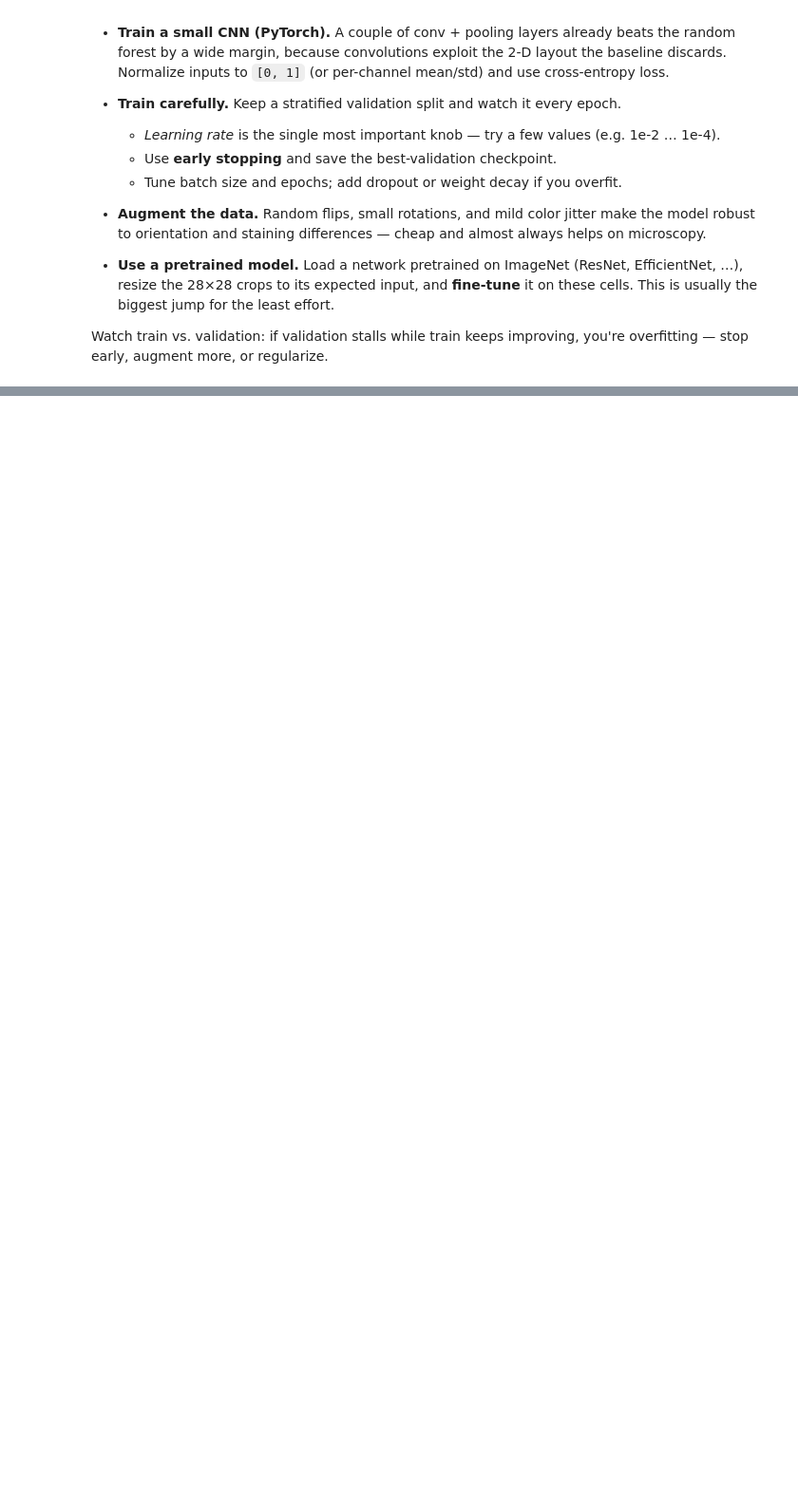
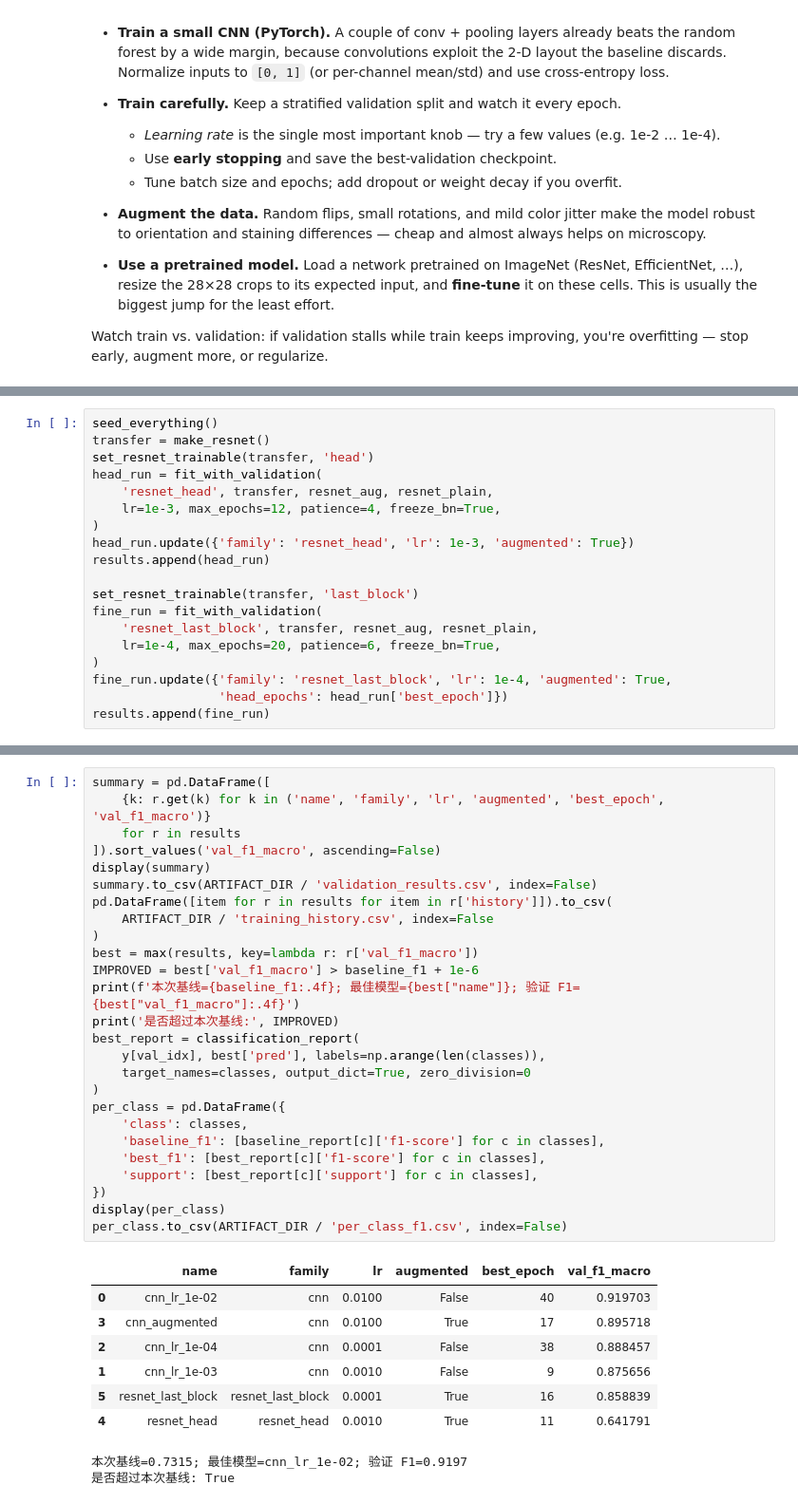
Before and after one commit to hanshunyi0-cyber/mlp-s5-case-study, a Jupyter notebook: website/public/modules/ms2a-machine-learning-practice/challenges/mlp-s5-blood-cells.ipynb, the cells around one changed output, grey strips where cells are left out. Shown at 95% size. Drawn from its saved outputs; the diff is of its cells as text; blank space fills up the shorter version.

```diff
--- a/website/public/modules/ms2a-machine-learning-practice/challenges/mlp-s5-blood-cells.ipynb
+++ b/website/public/modules/ms2a-machine-learning-practice/challenges/mlp-s5-blood-cells.ipynb
@@ -156,0 +478,19 @@ overfitting — stop early, augment more, or regularize.
+# %%
+seed_everything()
+transfer = make_resnet()
+set_resnet_trainable(transfer, 'head')
+head_run = fit_with_validation(
+    'resnet_head', transfer, resnet_aug, resnet_plain,
+    lr=1e-3, max_epochs=12, patience=4, freeze_bn=True,
+)
+head_run.update({'family': 'resnet_head', 'lr': 1e-3, 'augmented': True})
+results.append(head_run)
+
+set_resnet_trainable(transfer, 'last_block')
+fine_run = fit_with_validation(
+    'resnet_last_block', transfer, resnet_aug, resnet_plain,
+    lr=1e-4, max_epochs=20, patience=6, freeze_bn=True,
+)
+fine_run.update({'family': 'resnet_last_block', 'lr': 1e-4, 'augmented': True,
+                 'head_epochs': head_run['best_epoch']})
+results.append(fine_run)
@@ -156,0 +516,36 @@ overfitting — stop early, augment more, or regularize.
+# %%
+summary = pd.DataFrame([
+    {k: r.get(k) for k in ('name', 'family', 'lr', 'augmented', 'best_epoch', 'val_f1_macro')}
+    for r in results
+]).sort_values('val_f1_macro', ascending=False)
+display(summary)
+summary.to_csv(ARTIFACT_DIR / 'validation_results.csv', index=False)
+pd.DataFrame([item for r in results for item in r['history']]).to_csv(
+    ARTIFACT_DIR / 'training_history.csv', index=False
+)
+best = max(results, key=lambda r: r['val_f1_macro'])
+IMPROVED = best['val_f1_macro'] > baseline_f1 + 1e-6
+print(f'本次基线={baseline_f1:.4f}; 最佳模型={best["name"]}; 验证 F1={best["val_f1_macro"]:.4f}')
+print('是否超过本次基线:', IMPROVED)
+best_report = classification_report(
+    y[val_idx], best['pred'], labels=np.arange(len(classes)),
+    target_names=classes, output_dict=True, zero_division=0
+)
+per_class = pd.DataFrame({
+    'class': classes,
+    'baseline_f1': [baseline_report[c]['f1-score'] for c in classes],
+    'best_f1': [best_report[c]['f1-score'] for c in classes],
+    'support': [best_report[c]['support'] for c in classes],
+})
+display(per_class)
+per_class.to_csv(ARTIFACT_DIR / 'per_class_f1.csv', index=False)
+# %% [output]
+|  | name | family | lr | augmented | best_epoch | val_f1_macro |
+| 0 | cnn_lr_1e-02 | cnn | 0.0100 | False | 40 | 0.919703 |
+| 3 | cnn_augmented | cnn | 0.0100 | True | 17 | 0.895718 |
+| 2 | cnn_lr_1e-04 | cnn | 0.0001 | False | 38 | 0.888457 |
+| 1 | cnn_lr_1e-03 | cnn | 0.0010 | False | 9 | 0.875656 |
+| 5 | resnet_last_block | resnet_last_block | 0.0001 | True | 16 | 0.858839 |
+| 4 | resnet_head | resnet_head | 0.0010 | True | 11 | 0.641791 |
+本次基线=0.7315; 最佳模型=cnn_lr_1e-02; 验证 F1=0.9197
+是否超过本次基线: True
```
Also changed, not shown: parts of 12 cells of this notebook.
